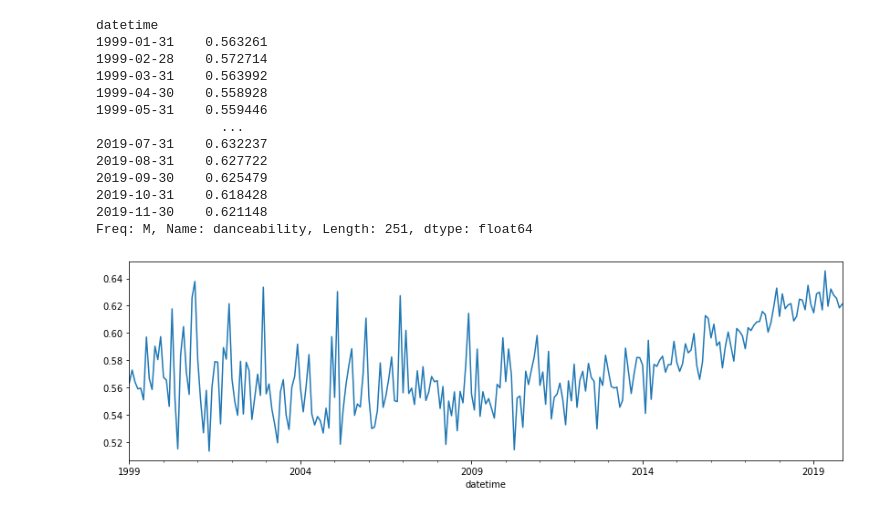
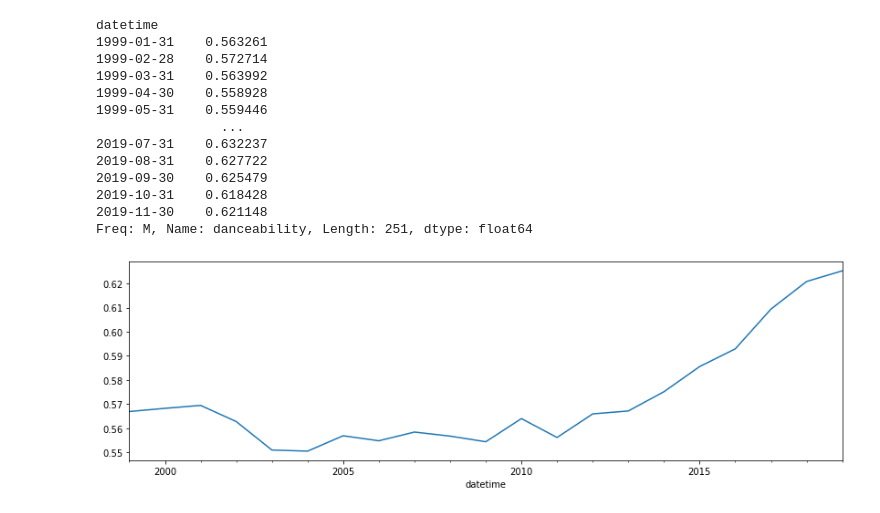
Before and after one commit to fsarraf/Mod4_Project, a Jupyter notebook: Mahima's working notebook.ipynb, the cells around one changed output. Drawn from its saved outputs; the diff is of its cells as text; code cells hidden in the pictures.

```diff
--- a/Mahima's working notebook.ipynb
+++ b/Mahima's working notebook.ipynb
@@ -688,8 +688,8 @@ datetime
 2019-11-30    0.621148
 Freq: M, Name: danceability, Length: 251, dtype: float64
 # %%
-dance_tracks['danceability'].resample('1m').mean().plot(figsize=(14,4))
+dance_tracks['danceability'].resample('1y').mean().plot(figsize=(14,4))
 plt.show()
 # %% [output]
-[figure, old version]
+[figure, new version]
 # %%
```
Also changed, not shown: parts of 13 cells of this notebook.
